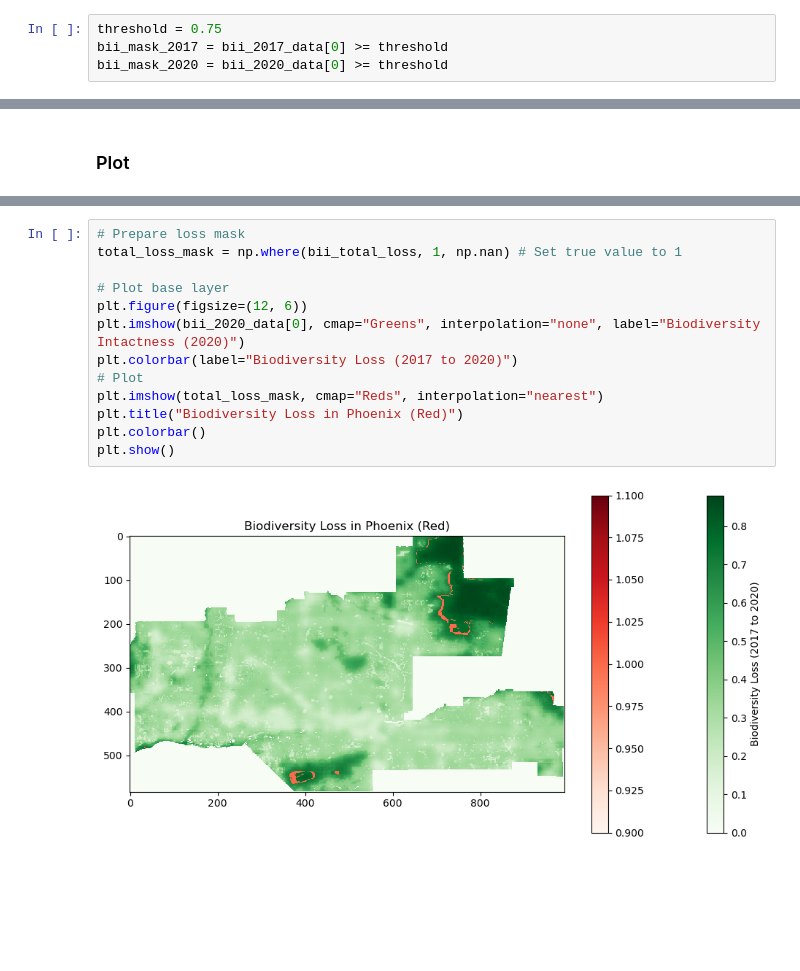
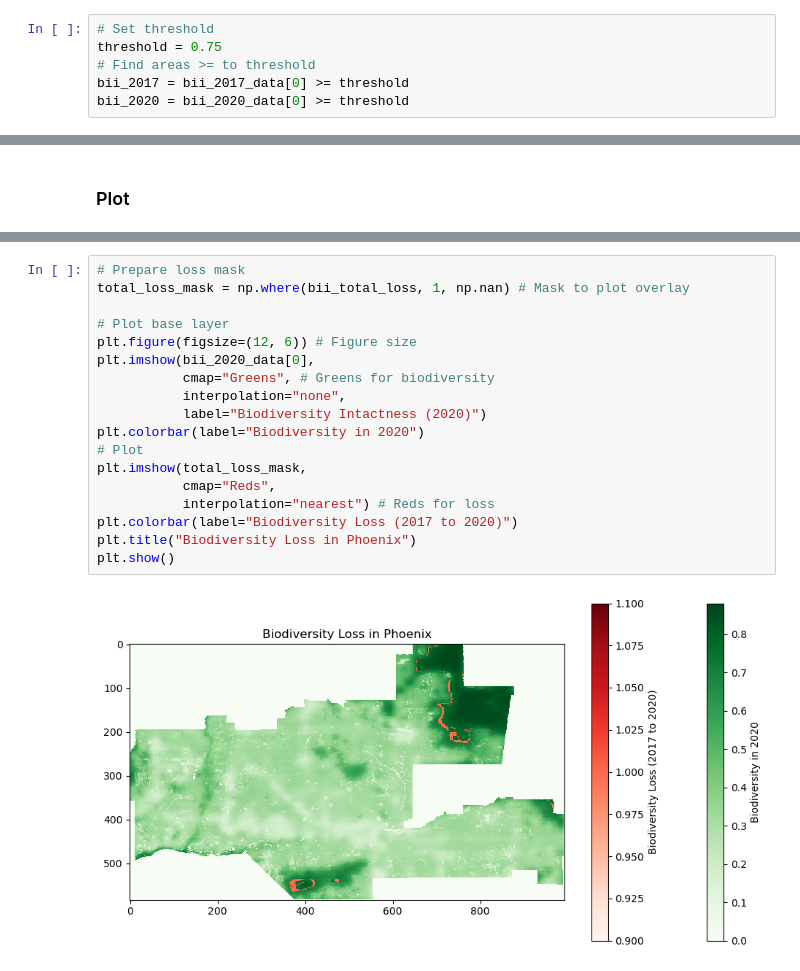
Before and after one commit to YoselynR/Biodiversity-Intactness-Index-YR, a Jupyter notebook: Biodiversity-Intactness-Index.ipynb, the cells around one changed output, grey strips where cells are left out. Cells and saved outputs as stored; diff of their text form; blank space fills up the shorter version.

```diff
--- a/Biodiversity-Intactness-Index.ipynb
+++ b/Biodiversity-Intactness-Index.ipynb
@@ -142,5 +283,7 @@ plt.show()
 # %%
+# Set threshold
 threshold = 0.75
-bii_mask_2017 = bii_2017_data[0] >= threshold
-bii_mask_2020 = bii_2020_data[0] >= threshold
+# Find areas >= to threshold
+bii_2017 = bii_2017_data[0] >= threshold
+bii_2020 = bii_2020_data[0] >= threshold
 # %%
@@ -179,16 +327,21 @@ plt.axis('off')
 [figure]
 # %%
 # Prepare loss mask
-total_loss_mask = np.where(bii_total_loss, 1, np.nan) # Set true value to 1
+total_loss_mask = np.where(bii_total_loss, 1, np.nan) # Mask to plot overlay
 
 # Plot base layer
-plt.figure(figsize=(12, 6))
-plt.imshow(bii_2020_data[0], cmap="Greens", interpolation="none", label="Biodiversity Intactness (2020)")
+plt.figure(figsize=(12, 6)) # Figure size
+plt.imshow(bii_2020_data[0],
+           cmap="Greens", # Greens for biodiversity
+           interpolation="none",
+           label="Biodiversity Intactness (2020)")
+plt.colorbar(label="Biodiversity in 2020")
+# Plot
+plt.imshow(total_loss_mask,
+           cmap="Reds",
+           interpolation="nearest") # Reds for loss
 plt.colorbar(label="Biodiversity Loss (2017 to 2020)")
-# Plot
-plt.imshow(total_loss_mask, cmap="Reds", interpolation="nearest")
-plt.title("Biodiversity Loss in Phoenix (Red)")
-plt.colorbar()
+plt.title("Biodiversity Loss in Phoenix")
 plt.show()
 # %% [output]
-[figure, old version]
+[figure, new version]
```
Also changed, not shown: parts of 27 cells of this notebook, 1 other file.
